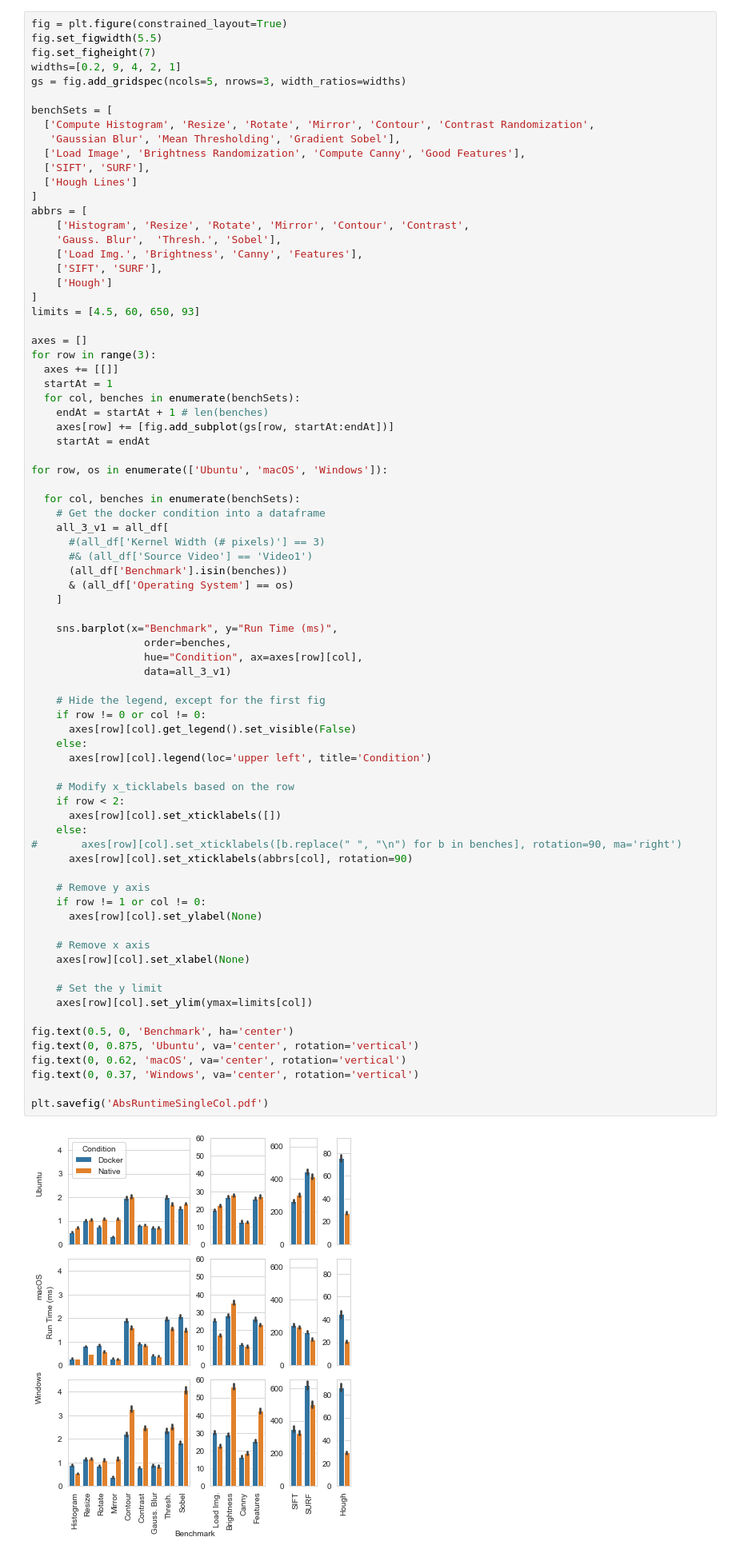
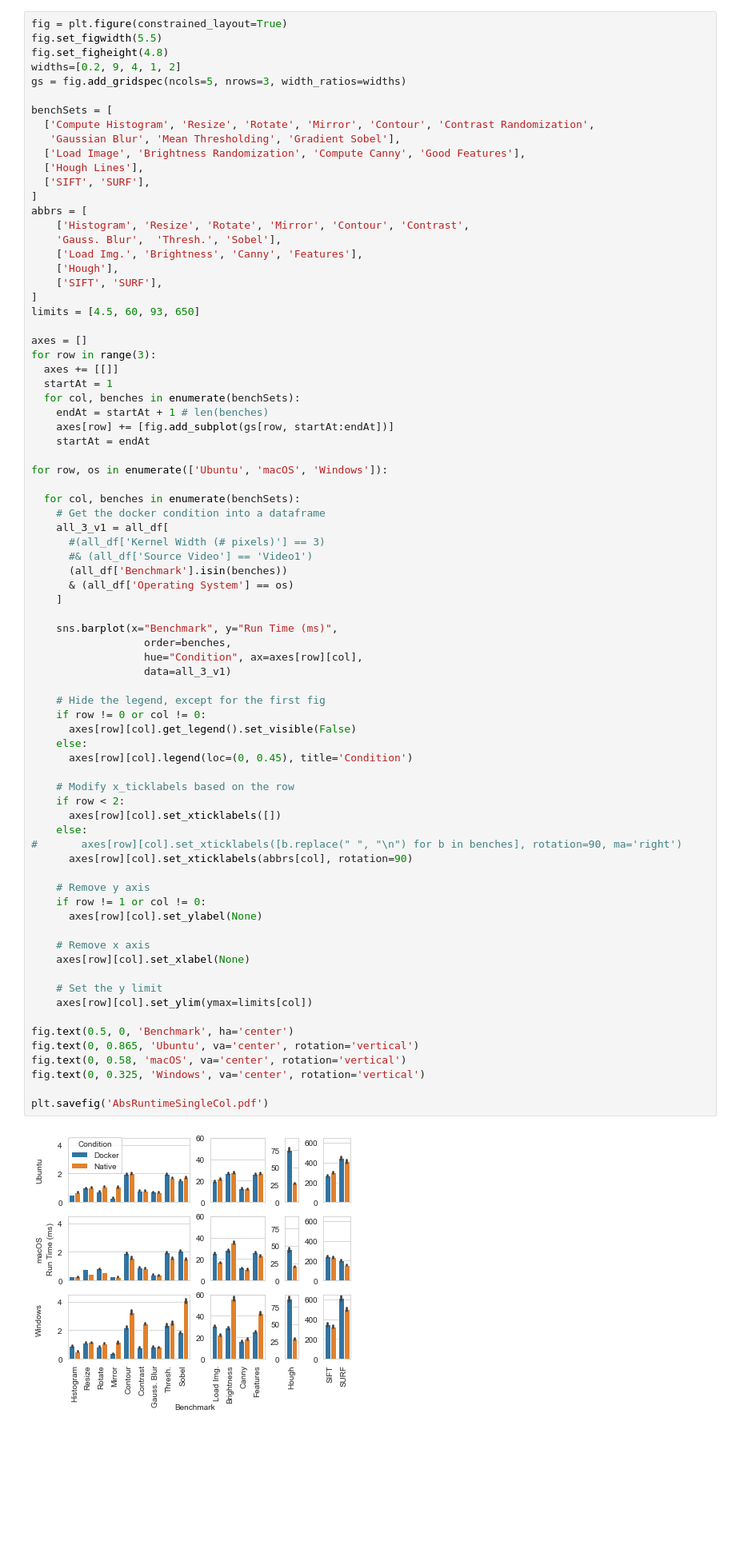
Before and after one commit to gzinck/docker-eval, a Jupyter notebook: data-analysis/docker_results.ipynb, the cells around one changed output. Shown: that part at 80% size. Cells and saved outputs as stored; diff of their text form; blank space fills up the shorter version.

```diff
--- a/data-analysis/docker_results.ipynb
+++ b/data-analysis/docker_results.ipynb
@@ -1201,25 +683,25 @@ plt.savefig('PercentRuntimeChangeDoubleCol.pdf')
 # %%
 fig = plt.figure(constrained_layout=True)
 fig.set_figwidth(5.5)
-fig.set_figheight(7)
-widths=[0.2, 9, 4, 2, 1]
+fig.set_figheight(4.8)
+widths=[0.2, 9, 4, 1, 2]
 gs = fig.add_gridspec(ncols=5, nrows=3, width_ratios=widths)
 
 benchSets = [
   ['Compute Histogram', 'Resize', 'Rotate', 'Mirror', 'Contour', 'Contrast Randomization',
    'Gaussian Blur', 'Mean Thresholding', 'Gradient Sobel'],
   ['Load Image', 'Brightness Randomization', 'Compute Canny', 'Good Features'],
+  ['Hough Lines'],
   ['SIFT', 'SURF'],
-  ['Hough Lines']
 ]
 abbrs = [
     ['Histogram', 'Resize', 'Rotate', 'Mirror', 'Contour', 'Contrast',
     'Gauss. Blur',  'Thresh.', 'Sobel'],
     ['Load Img.', 'Brightness', 'Canny', 'Features'],
+    ['Hough'],
     ['SIFT', 'SURF'],
-    ['Hough']
 ]
-limits = [4.5, 60, 650, 93]
+limits = [4.5, 60, 93, 650]
 
 axes = []
 for row in range(3):
@@ -1245,35 +727,35 @@ for row, os in enumerate(['Ubuntu', 'macOS', 'Windows']):
                   order=benches,
                   hue="Condition", ax=axes[row][col],
                   data=all_3_v1)
 
     # Hide the legend, except for the first fig
     if row != 0 or col != 0:
       axes[row][col].get_legend().set_visible(False)
     else:
-      axes[row][col].legend(loc='upper left', title='Condition')
+      axes[row][col].legend(loc=(0, 0.45), title='Condition')
 
     # Modify x_ticklabels based on the row
     if row < 2:
       axes[row][col].set_xticklabels([])
     else:
 #       axes[row][col].set_xticklabels([b.replace(" ", "\n") for b in benches], rotation=90, ma='right')
       axes[row][col].set_xticklabels(abbrs[col], rotation=90)
 
     # Remove y axis
     if row != 1 or col != 0:
       axes[row][col].set_ylabel(None)
 
     # Remove x axis
     axes[row][col].set_xlabel(None)
 
     # Set the y limit
     axes[row][col].set_ylim(ymax=limits[col])
 
 fig.text(0.5, 0, 'Benchmark', ha='center')
-fig.text(0, 0.875, 'Ubuntu', va='center', rotation='vertical')
-fig.text(0, 0.62, 'macOS', va='center', rotation='vertical')
-fig.text(0, 0.37, 'Windows', va='center', rotation='vertical')
+fig.text(0, 0.865, 'Ubuntu', va='center', rotation='vertical')
+fig.text(0, 0.58, 'macOS', va='center', rotation='vertical')
+fig.text(0, 0.325, 'Windows', va='center', rotation='vertical')
 
 plt.savefig('AbsRuntimeSingleCol.pdf')
 # %% [output]
-[figure, old version]
+[figure, new version]
```
Also changed, not shown: parts of 24 cells of this notebook.
